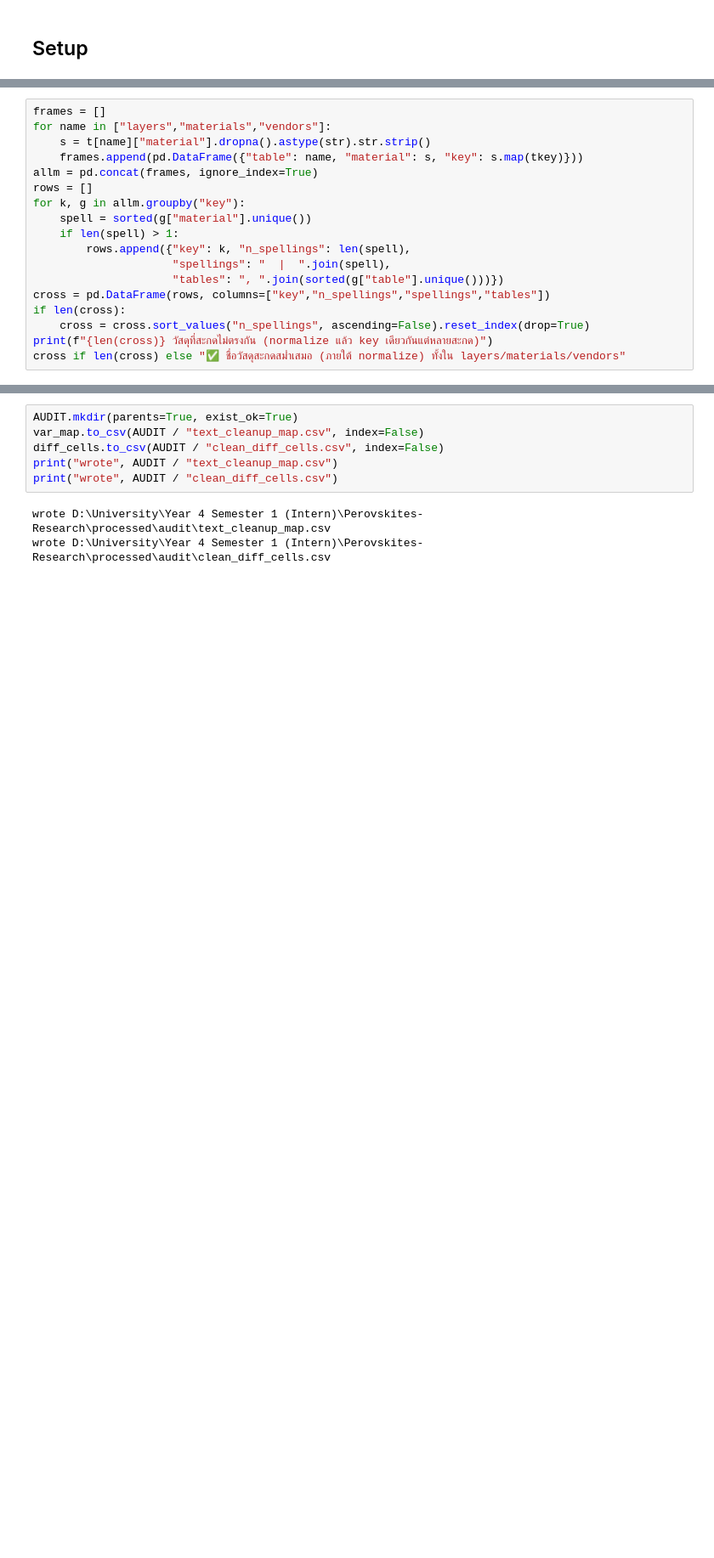
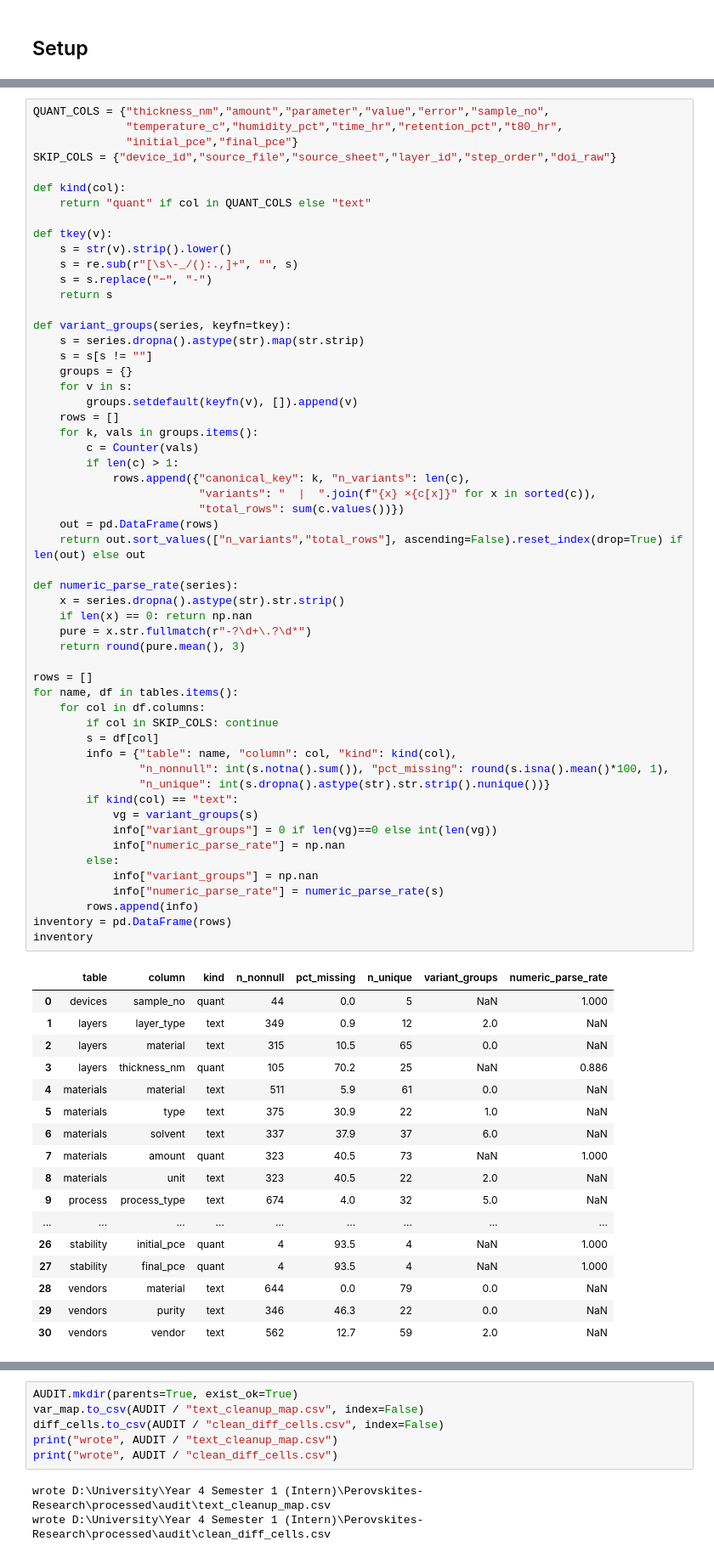
Before and after one commit to NiOx-based-Perovskite-Solar-Cell/Perovskite-Research, a Jupyter notebook: notebooks/column_prepare.ipynb, the cells around one changed output, grey strips where cells are left out. Shown at 85% size. Saved outputs shown, nothing was run; the diff lists cells and outputs as text; blank space fills up the shorter version.

```diff
--- a/notebooks/column_prepare.ipynb
+++ b/notebooks/column_prepare.ipynb
@@ -508,18 +13,0 @@ value-level unit errors: 27 rows
-# %%
-frames = []
-for name in ["layers","materials","vendors"]:
-    s = t[name]["material"].dropna().astype(str).str.strip()
-    frames.append(pd.DataFrame({"table": name, "material": s, "key": s.map(tkey)}))
-allm = pd.concat(frames, ignore_index=True)
-rows = []
-for k, g in allm.groupby("key"):
-    spell = sorted(g["material"].unique())
-    if len(spell) > 1:
-        rows.append({"key": k, "n_spellings": len(spell),
-                     "spellings": "  |  ".join(spell),
-                     "tables": ", ".join(sorted(g["table"].unique()))})
-cross = pd.DataFrame(rows, columns=["key","n_spellings","spellings","tables"])
-if len(cross):
-    cross = cross.sort_values("n_spellings", ascending=False).reset_index(drop=True)
-print(f"{len(cross)} วัสดุที่สะกดไม่ตรงกัน (normalize แล้ว key เดียวกันแต่หลายสะกด)")
-cross if len(cross) else "✅ ชื่อวัสดุสะกดสม่ำเสมอ (ภายใต้ normalize) ทั้งใน layers/materials/vendors"
@@ -720,0 +60,73 @@ print(f"เซลล์ที่แก้ (นับอิสระจาก raw
+# %%
+QUANT_COLS = {"thickness_nm","amount","parameter","value","error","sample_no",
+              "temperature_c","humidity_pct","time_hr","retention_pct","t80_hr",
+              "initial_pce","final_pce"}
+SKIP_COLS = {"device_id","source_file","source_sheet","layer_id","step_order","doi_raw"}
+
+def kind(col):
+    return "quant" if col in QUANT_COLS else "text"
+
+def tkey(v):
+    s = str(v).strip().lower()
+    s = re.sub(r"[\s\-_/():.,]+", "", s)
+    s = s.replace("−", "-")
+    return s
+
+def variant_groups(series, keyfn=tkey):
+    s = series.dropna().astype(str).map(str.strip)
+    s = s[s != ""]
+    groups = {}
+    for v in s:
+        groups.setdefault(keyfn(v), []).append(v)
+    rows = []
+    for k, vals in groups.items():
+        c = Counter(vals)
+        if len(c) > 1:
+            rows.append({"canonical_key": k, "n_variants": len(c),
+                         "variants": "  |  ".join(f"{x} ×{c[x]}" for x in sorted(c)),
+                         "total_rows": sum(c.values())})
+    out = pd.DataFrame(rows)
+    return out.sort_values(["n_variants","total_rows"], ascending=False).reset_index(drop=True) if len(out) else out
+
+def numeric_parse_rate(series):
+    x = series.dropna().astype(str).str.strip()
+    if len(x) == 0: return np.nan
+    pure = x.str.fullmatch(r"-?\d+\.?\d*")
+    return round(pure.mean(), 3)
+
+rows = []
+for name, df in tables.items():
+    for col in df.columns:
+        if col in SKIP_COLS: continue
+        s = df[col]
+        info = {"table": name, "column": col, "kind": kind(col),
+                "n_nonnull": int(s.notna().sum()), "pct_missing": round(s.isna().mean()*100, 1),
+                "n_unique": int(s.dropna().astype(str).str.strip().nunique())}
+        if kind(col) == "text":
+            vg = variant_groups(s)
+            info["variant_groups"] = 0 if len(vg)==0 else int(len(vg))
+            info["numeric_parse_rate"] = np.nan
+        else:
+            info["variant_groups"] = np.nan
+            info["numeric_parse_rate"] = numeric_parse_rate(s)
+        rows.append(info)
+inventory = pd.DataFrame(rows)
+inventory
+# %% [output]
+|  | table | column | kind | n_nonnull | pct_missing | n_unique | variant_groups | numeric_parse_rate |
+| 0 | devices | sample_no | quant | 44 | 0.0 | 5 | NaN | 1.000 |
+| 1 | layers | layer_type | text | 349 | 0.9 | 12 | 2.0 | NaN |
+| 2 | layers | material | text | 315 | 10.5 | 65 | 0.0 | NaN |
+| 3 | layers | thickness_nm | quant | 105 | 70.2 | 25 | NaN | 0.886 |
+| 4 | materials | material | text | 511 | 5.9 | 61 | 0.0 | NaN |
+| 5 | materials | type | text | 375 | 30.9 | 22 | 1.0 | NaN |
+| 6 | materials | solvent | text | 337 | 37.9 | 37 | 6.0 | NaN |
+| 7 | materials | amount | quant | 323 | 40.5 | 73 | NaN | 1.000 |
+| 8 | materials | unit | text | 323 | 40.5 | 22 | 2.0 | NaN |
+| 9 | process | process_type | text | 674 | 4.0 | 32 | 5.0 | NaN |
+| ... | ... | ... | ... | ... | ... | ... | ... | ... |
+| 26 | stability | initial_pce | quant | 4 | 93.5 | 4 | NaN | 1.000 |
+| 27 | stability | final_pce | quant | 4 | 93.5 | 4 | NaN | 1.000 |
+| 28 | vendors | material | text | 644 | 0.0 | 79 | 0.0 | NaN |
+| 29 | vendors | purity | text | 346 | 46.3 | 22 | 0.0 | NaN |
+| 30 | vendors | vendor | text | 562 | 12.7 | 59 | 2.0 | NaN |
```
Also changed, not shown: parts of 120 cells of this notebook, 14 other files.
